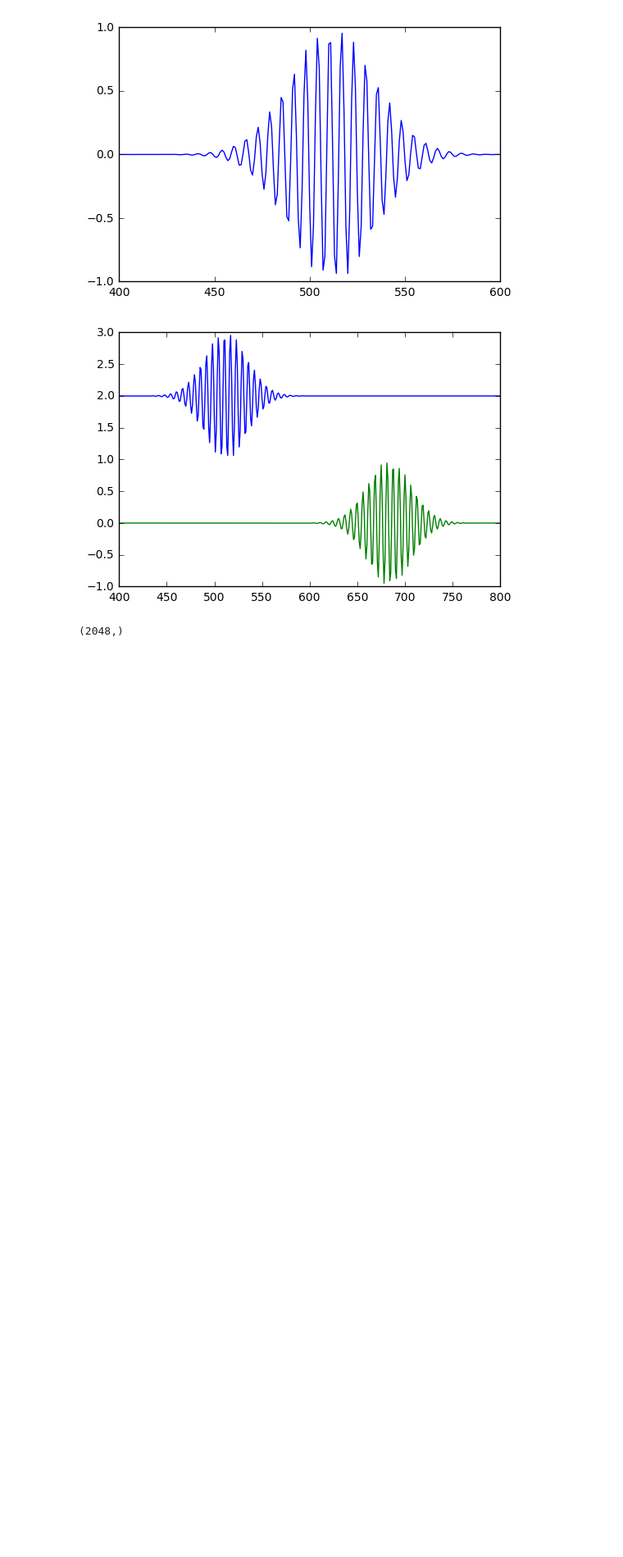
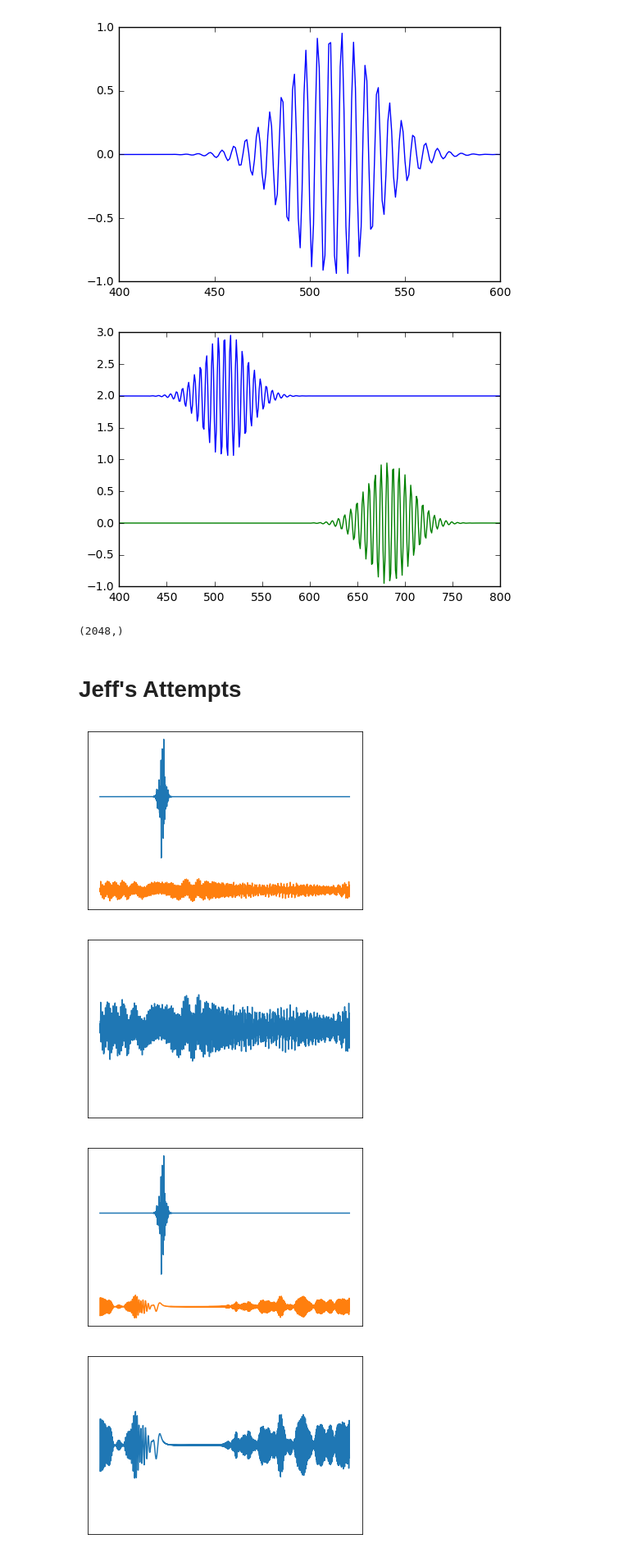
Before and after one commit to ameliahenkel/REU_SU17, a Jupyter notebook: VariousPieces0_VoltageSignalDisp_FilterBank_AmeliaTryingSomeThings.ipynb, the cells around one changed output. Shown at 82% size. Cells and saved outputs as stored; diff of their text form; code cells hidden in the pictures; blank space fills up the shorter version.

```diff
--- a/VariousPieces0_VoltageSignalDisp_FilterBank_AmeliaTryingSomeThings.ipynb
+++ b/VariousPieces0_VoltageSignalDisp_FilterBank_AmeliaTryingSomeThings.ipynb
@@ -355,3 +352,32 @@ show()
 SinG.shape
 # %% [output]
 (2048,)
+# %% [markdown]
+# Jeff's Attempts
+# %%
+def H_disp(Freq,F0):
+    return np.exp(1j*2*np.pi*4.148808e9/((Freq+F0)*F0**2)*DM*Freq**2)
+# %%
+DM = 200
+FREQ = np.fft.rfftfreq(2*len(freq)-1)
+f0 = [400,820,2000,FREQ[FREQ.size//2]]#The last is the middle frequency from rfftfreq()
+for F0 in f0:
+    c3 = a1*H_disp(FREQ,F0)
+    c4 = np.fft.irfft(c3)
+    #xlim(0,4000)
+    xticks([])
+    yticks([])
+    plot(pulseSeries+4)
+    plot(c4)
+    show()
+    #xlim(950,3000)
+    ylim(-1.3,1.3)
+    xticks([])
+    yticks([])
+    plot(c4)
+    show()
+# %% [output]
+[figure, added]
+[figure, added]
+[figure, added]
+[figure, added]
```
Also changed, not shown: parts of 12 cells of this notebook.
